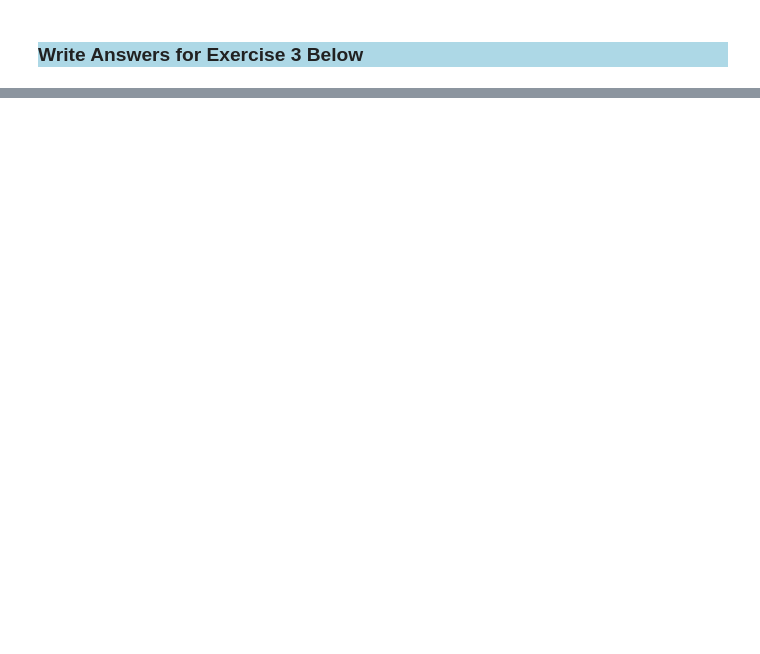
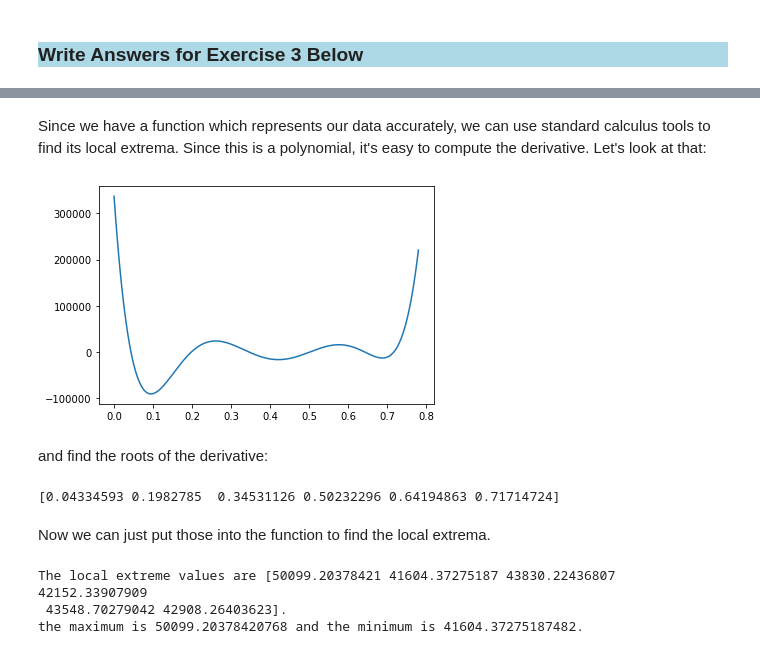
Before and after one commit to TheDataScienceLabs/DSLab_Calculus, a Jupyter notebook: 3 polynomial fitting/polynomial fitting.ipynb, the cells around one changed output, grey strips where cells are left out. Drawn from its saved outputs; the diff is of its cells as text; code cells hidden in the pictures; blank space fills up the shorter version.

```diff
--- a/3 polynomial fitting/polynomial fitting.ipynb
+++ b/3 polynomial fitting/polynomial fitting.ipynb
@@ -336,0 +401,24 @@ Could also compare derivative of polynomial fitted with max
+# %% [markdown]
+Since we have a function which represents our data accurately, we can use standard calculus tools to find its local extrema. Since this is a polynomial, it's easy to compute the derivative. Let's look at that:
+# %%
+plt.plot(t, interpolant.deriv()(t))
+plt.show()
+# %% [output]
+[figure, added]
+# %% [markdown]
+and find the roots of the derivative:
+# %%
+critical_numbers = interpolant.deriv().roots()
+print(critical_numbers)
+# %% [output]
+[0.04334593 0.1982785  0.34531126 0.50232296 0.64194863 0.71714724]
+# %% [markdown]
+Now we can just put those into the function to find the local extrema.
+# %%
+extrema = interpolant(critical_numbers)
+print("The local extreme values are {}.".format(extrema))
+print("the maximum is {} and the minimum is {}.".format(extrema.max(), extrema.min()))
+# %% [output]
+The local extreme values are [50099.20378421 41604.37275187 43830.22436807 42152.33907909
+ 43548.70279042 42908.26403623].
+the maximum is 50099.20378420768 and the minimum is 41604.37275187482.
```
Also changed, not shown: parts of 37 cells of this notebook, 1 other file.
